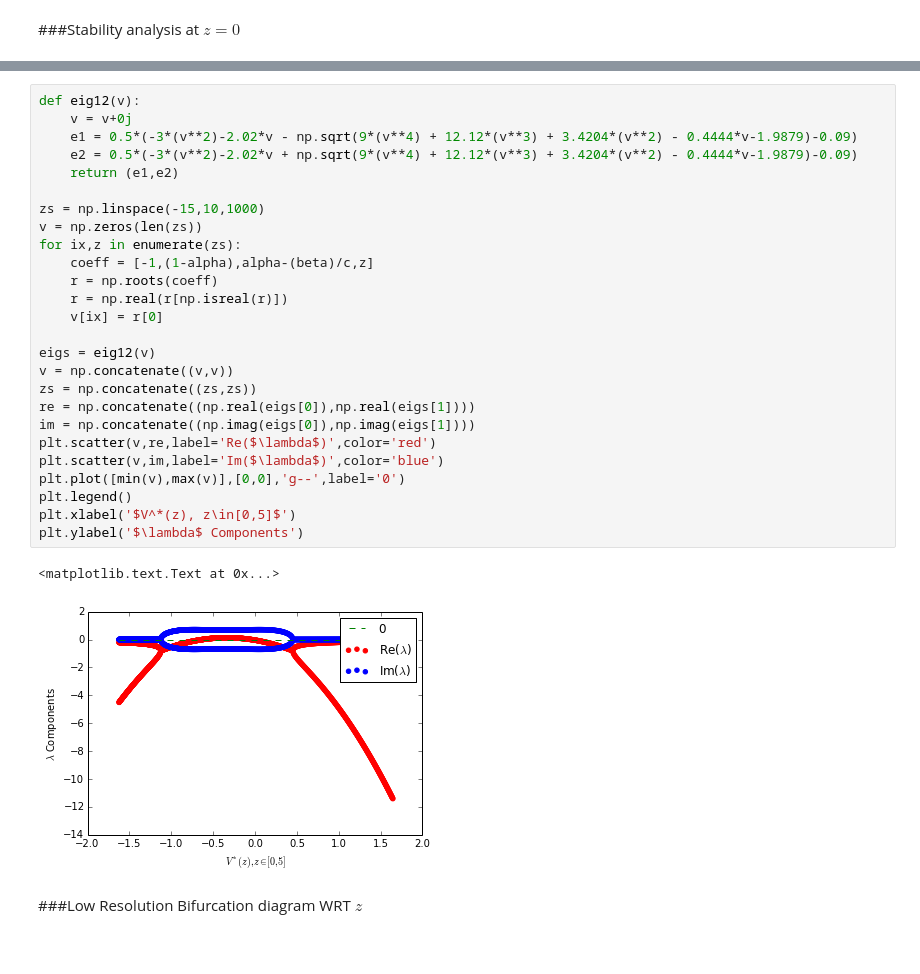
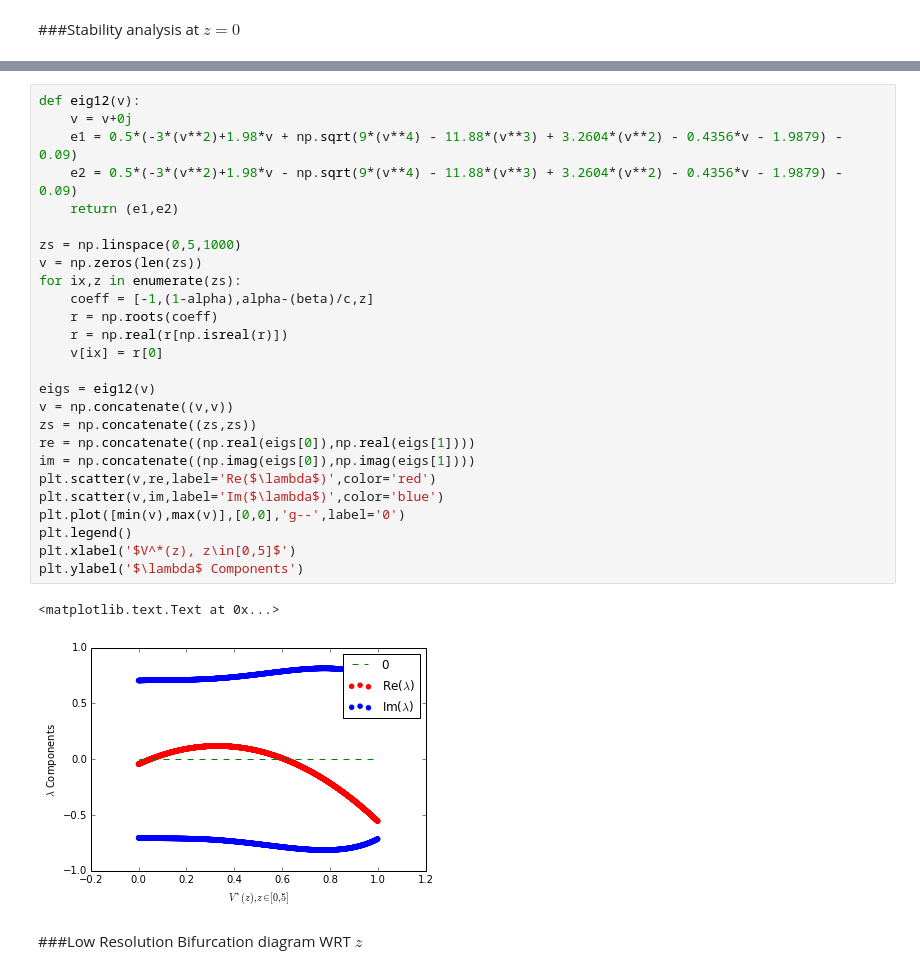
Before and after one commit to aaronshifman/modeling_final, a Jupyter notebook: ipynb/python model - isolated.ipynb, the cells around one changed output, grey strips where cells are left out. Saved outputs shown, nothing was run; the diff lists cells and outputs as text.

```diff
--- a/ipynb/python model - isolated.ipynb
+++ b/ipynb/python model - isolated.ipynb
@@ -199,32 +199,32 @@ $$ v_{1,2} \approx \begin{bmatrix} 0.11 - 2.02V - 3V^2 + \sqrt{ 9V^4 + 12.12 V^3
 # %%
 def eig12(v):
     v = v+0j
-    e1 = 0.5*(-3*(v**2)-2.02*v - np.sqrt(9*(v**4) + 12.12*(v**3) + 3.4204*(v**2) - 0.4444*v-1.9879)-0.09)
-    e2 = 0.5*(-3*(v**2)-2.02*v + np.sqrt(9*(v**4) + 12.12*(v**3) + 3.4204*(v**2) - 0.4444*v-1.9879)-0.09)
+    e1 = 0.5*(-3*(v**2)+1.98*v + np.sqrt(9*(v**4) - 11.88*(v**3) + 3.2604*(v**2) - 0.4356*v - 1.9879) - 0.09)
+    e2 = 0.5*(-3*(v**2)+1.98*v - np.sqrt(9*(v**4) - 11.88*(v**3) + 3.2604*(v**2) - 0.4356*v - 1.9879) - 0.09)
     return (e1,e2)
 
-zs = np.linspace(-15,10,1000)
+zs = np.linspace(0,5,1000)
 v = np.zeros(len(zs))
 for ix,z in enumerate(zs):
     coeff = [-1,(1-alpha),alpha-(beta)/c,z]
     r = np.roots(coeff)
     r = np.real(r[np.isreal(r)])
     v[ix] = r[0]
 
 eigs = eig12(v)
 v = np.concatenate((v,v))
 zs = np.concatenate((zs,zs))
 re = np.concatenate((np.real(eigs[0]),np.real(eigs[1])))
 im = np.concatenate((np.imag(eigs[0]),np.imag(eigs[1])))
 plt.scatter(v,re,label='Re($\lambda$)',color='red')
 plt.scatter(v,im,label='Im($\lambda$)',color='blue')
 plt.plot([min(v),max(v)],[0,0],'g--',label='0')
 plt.legend()
 plt.xlabel('$V^*(z), z\in[0,5]$')
 plt.ylabel('$\lambda$ Components')
 # %% [output]
 <matplotlib.text.Text at 0x...>
-[figure, old version]
+[figure, new version]
 # %% [markdown]
 ###Low Resolution Bifurcation diagram WRT $z$
 # %%
```
Also changed, not shown: parts of 2 cells of this notebook.
